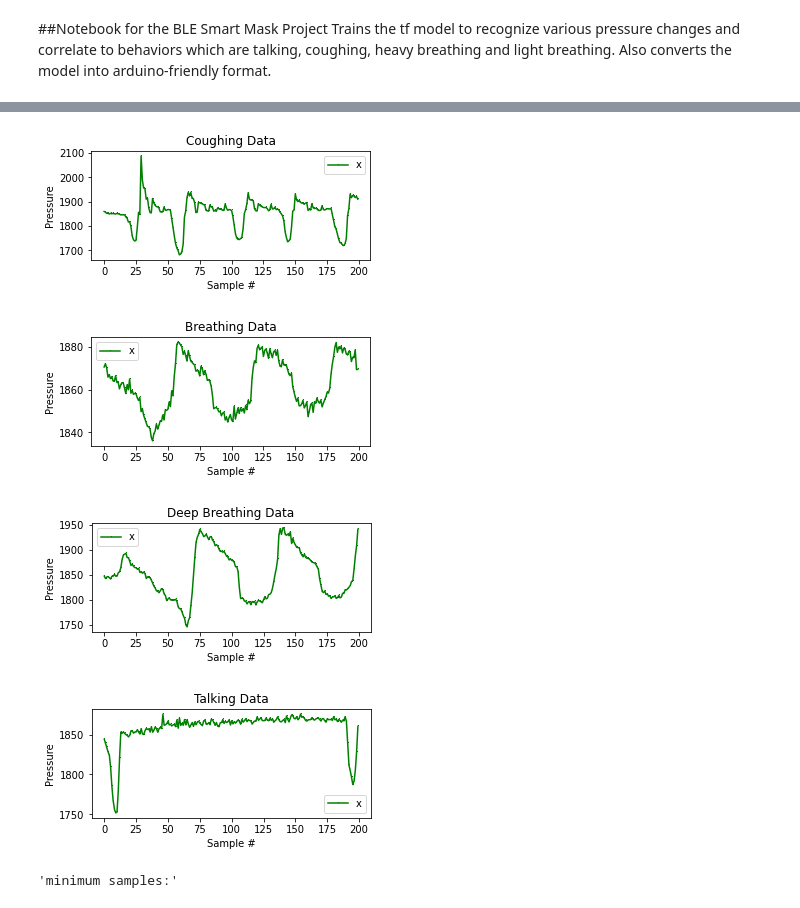
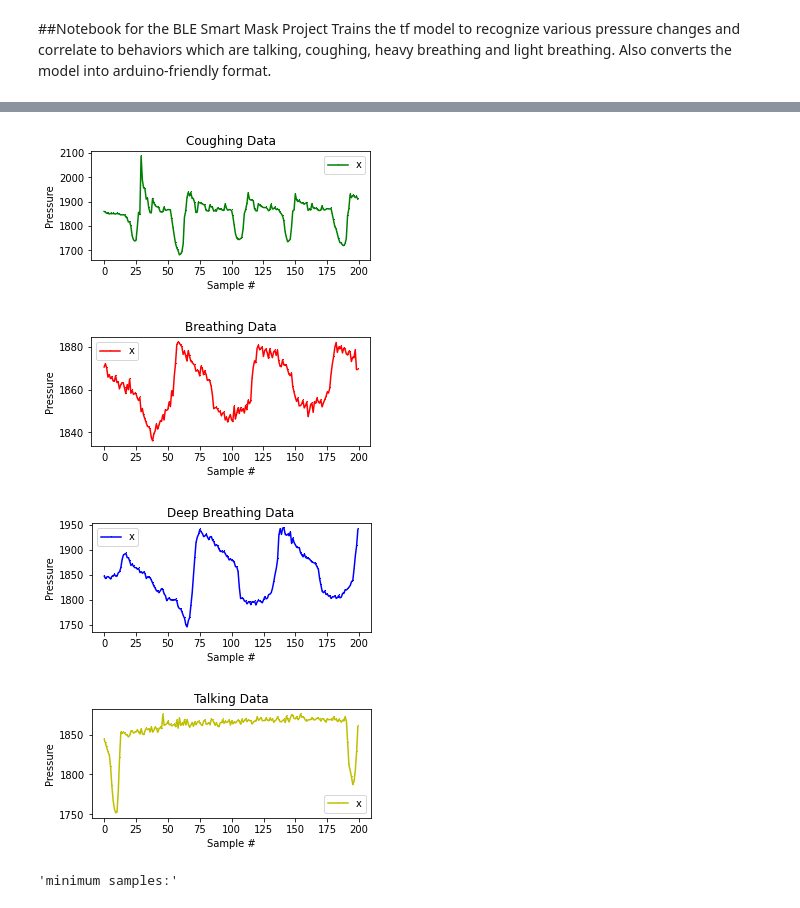
Before and after one commit to yohancsx/SmartMask, a Jupyter notebook: tf_lite/BleSenseSmartMaskML.ipynb, the cells around one changed output, grey strips where cells are left out. Saved outputs shown, nothing was run; the diff lists cells and outputs as text; code cells hidden in the pictures.

```diff
--- a/tf_lite/BleSenseSmartMaskML.ipynb
+++ b/tf_lite/BleSenseSmartMaskML.ipynb
@@ -63,39 +63,39 @@ plt.rcParams["figure.figsize"] = (5,2)
 
 #the indices
 index = range(0, 200)
 
 plt.plot(index, dfCough.head(200), 'g.', label='x', linestyle='solid', marker=',')
 plt.title("Coughing Data")
 plt.xlabel("Sample #")
 plt.ylabel("Pressure")
 plt.legend()
 plt.show()
 
-plt.plot(index, dfBreathe.head(200), 'g.', label='x', linestyle='solid', marker=',')
+plt.plot(index, dfBreathe.head(200), 'r.', label='x', linestyle='solid', marker=',')
 plt.title("Breathing Data")
 plt.xlabel("Sample #")
 plt.ylabel("Pressure")
 plt.legend()
 plt.show()
 
-plt.plot(index, dfDeepBreathe.head(200), 'g.', label='x', linestyle='solid', marker=',')
+plt.plot(index, dfDeepBreathe.head(200), 'b.', label='x', linestyle='solid', marker=',')
 plt.title("Deep Breathing Data")
 plt.xlabel("Sample #")
 plt.ylabel("Pressure")
 plt.legend()
 plt.show()
 
-plt.plot(index, dfTalk.head(200), 'g.', label='x', linestyle='solid', marker=',')
+plt.plot(index, dfTalk.head(200), 'y.', label='x', linestyle='solid', marker=',')
 plt.title("Talking Data")
 plt.xlabel("Sample #")
 plt.ylabel("Pressure")
 plt.legend()
 plt.show()
 # %% [output]
 [figure]
-[figure, old version]
+[figure, new version]
-[figure, old version]
+[figure, new version]
-[figure, old version]
+[figure, new version]
 # %%
 #prepare the datasets
 
```
Also changed, not shown: parts of 7 cells of this notebook.
